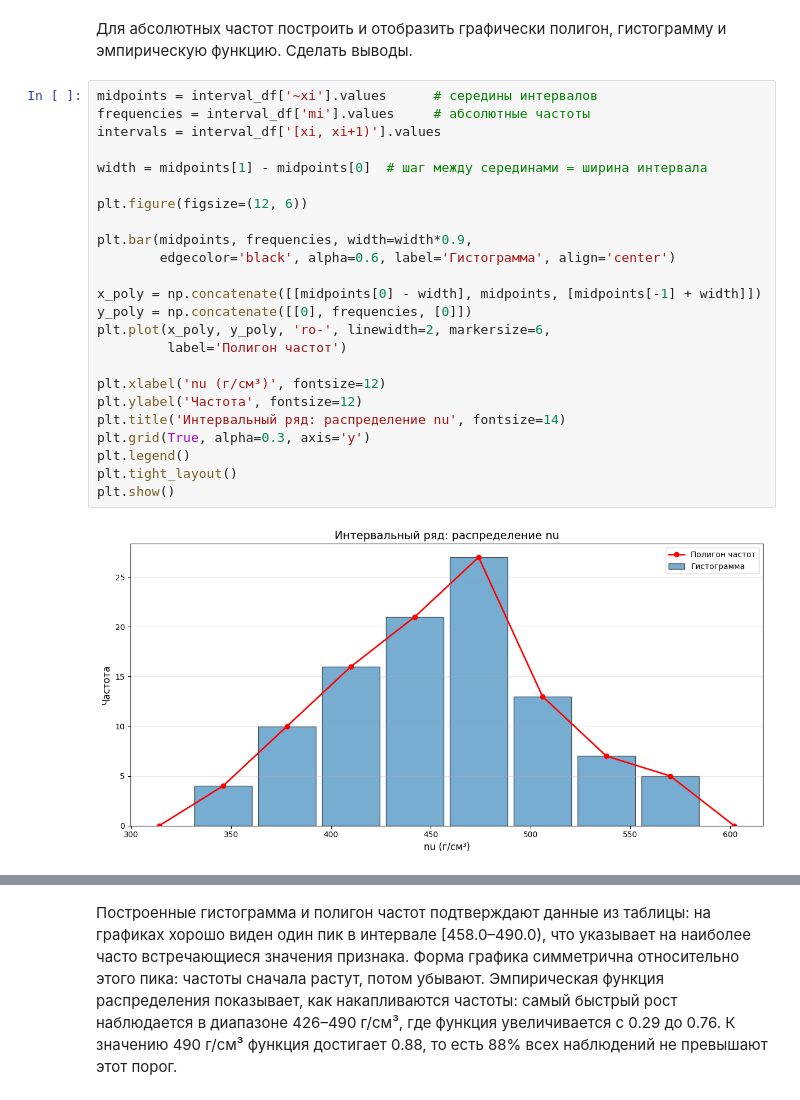
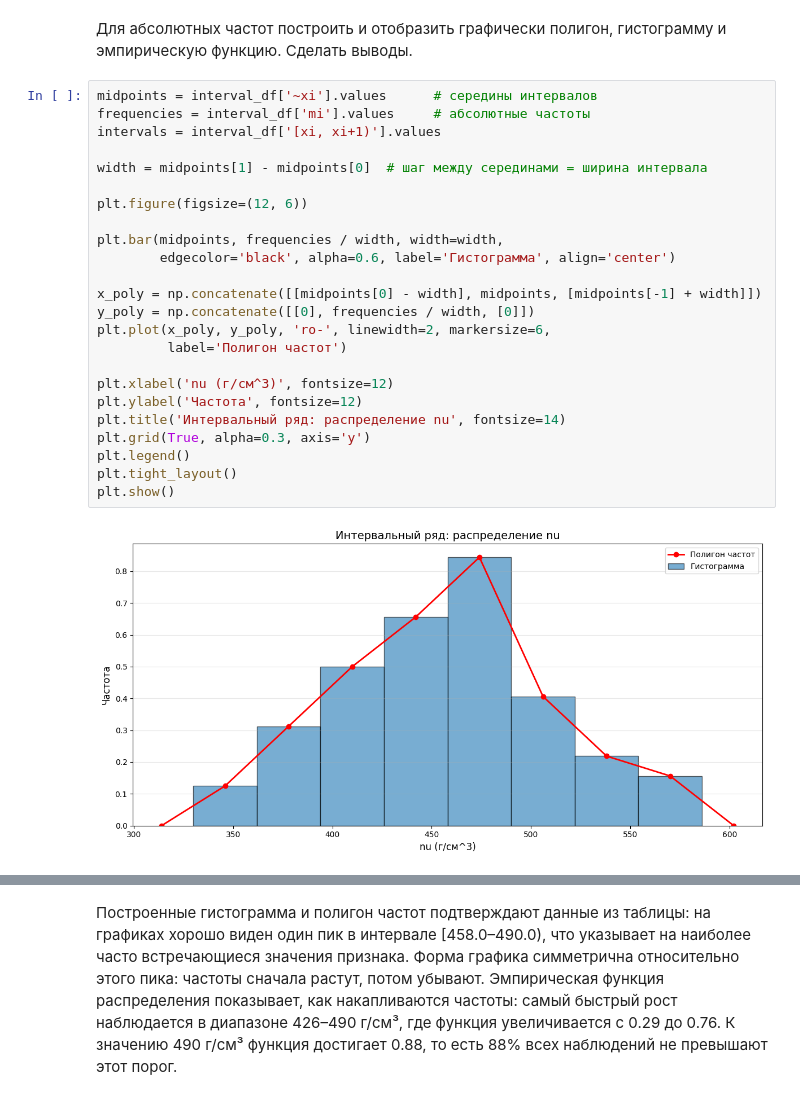
Before and after one commit to the-mvi/smedh-2026, a Jupyter notebook: 2381_Dudkin_MV_Gazukina_DD/task1.ipynb, the cells around one changed output, grey strips where cells are left out. Cells and saved outputs as stored; diff of their text form.

```diff
--- a/2381_Dudkin_MV_Gazukina_DD/task1.ipynb
+++ b/2381_Dudkin_MV_Gazukina_DD/task1.ipynb
@@ -251,29 +251,29 @@ print(interval_df)
 # %%
 midpoints = interval_df['~xi'].values      # середины интервалов
 frequencies = interval_df['mi'].values     # абсолютные частоты
 intervals = interval_df['[xi, xi+1)'].values
 
 width = midpoints[1] - midpoints[0]  # шаг между серединами = ширина интервала
 
 plt.figure(figsize=(12, 6))
 
-plt.bar(midpoints, frequencies, width=width*0.9,
+plt.bar(midpoints, frequencies / width, width=width,
         edgecolor='black', alpha=0.6, label='Гистограмма', align='center')
 
 x_poly = np.concatenate([[midpoints[0] - width], midpoints, [midpoints[-1] + width]])
-y_poly = np.concatenate([[0], frequencies, [0]])
+y_poly = np.concatenate([[0], frequencies / width, [0]])
 plt.plot(x_poly, y_poly, 'ro-', linewidth=2, markersize=6,
          label='Полигон частот')
 
-plt.xlabel('nu (г/см³)', fontsize=12)
+plt.xlabel('nu (г/см^3)', fontsize=12)
 plt.ylabel('Частота', fontsize=12)
 plt.title('Интервальный ряд: распределение nu', fontsize=14)
 plt.grid(True, alpha=0.3, axis='y')
 plt.legend()
 plt.tight_layout()
 plt.show()
 # %% [output]
-[figure, old version]
+[figure, new version]
 # %%
 def parse_right_bound(interval_str):
     clean = interval_str.strip('[])').replace(' ', '')
```
Also changed, not shown: parts of 5 cells of this notebook.
